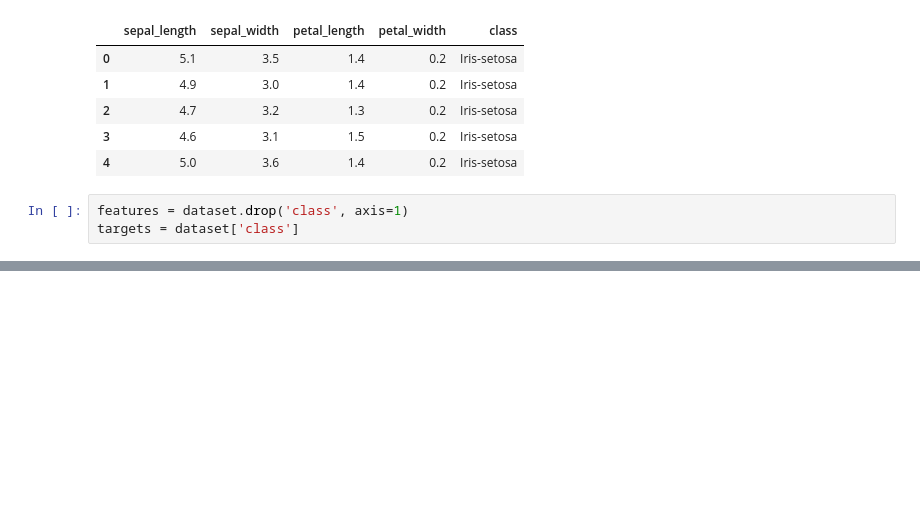
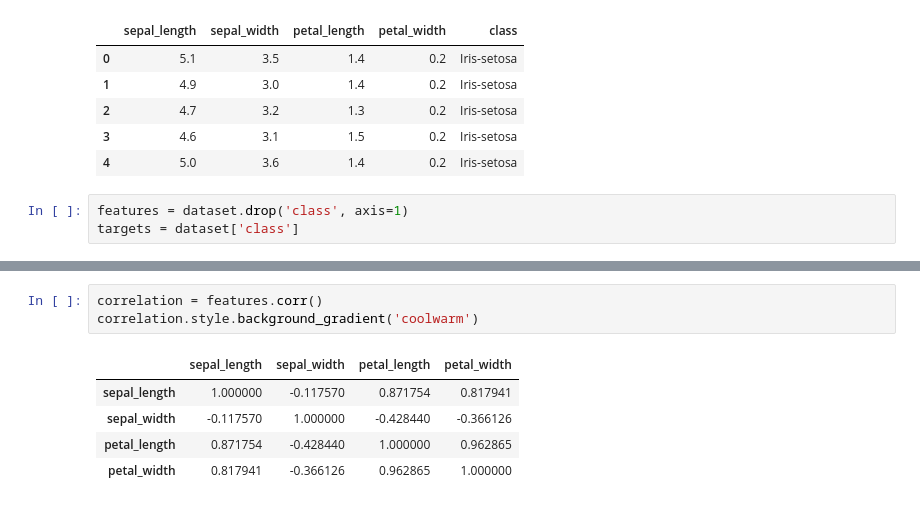
Before and after one commit to lavima/itf31519_2025, a Jupyter notebook: more_supervised_algorithmss/workshop2210.ipynb, the cells around one changed output, grey strips where cells are left out. Drawn from its saved outputs; the diff is of its cells as text; blank space fills up the shorter version.

```diff
--- a/more_supervised_algorithmss/workshop2210.ipynb
+++ b/more_supervised_algorithmss/workshop2210.ipynb
@@ -31,0 +51,9 @@ targets = dataset['class']
+# %%
+correlation = features.corr()
+correlation.style.background_gradient('coolwarm')
+# %% [output]
+|  | sepal_length | sepal_width | petal_length | petal_width |
+| sepal_length | 1.000000 | -0.117570 | 0.871754 | 0.817941 |
+| sepal_width | -0.117570 | 1.000000 | -0.428440 | -0.366126 |
+| petal_length | 0.871754 | -0.428440 | 1.000000 | 0.962865 |
+| petal_width | 0.817941 | -0.366126 | 0.962865 | 1.000000 |
```
Also changed, not shown: parts of 9 cells of this notebook, 3 other files.
